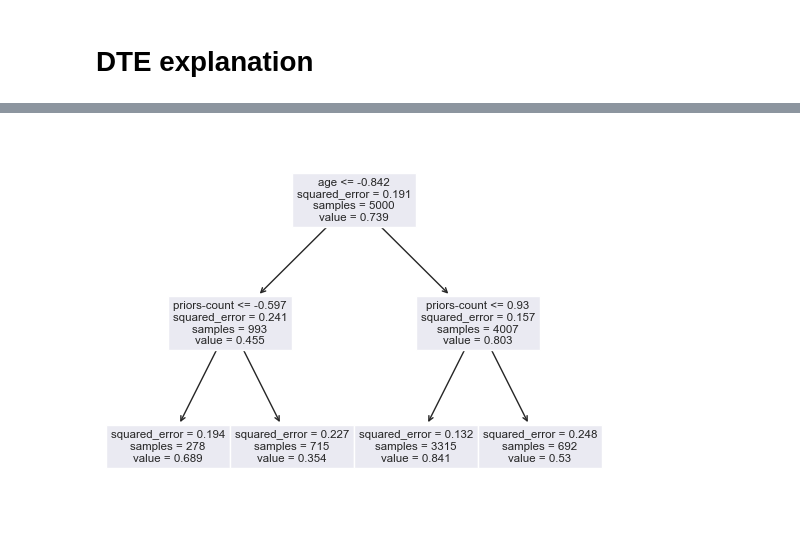
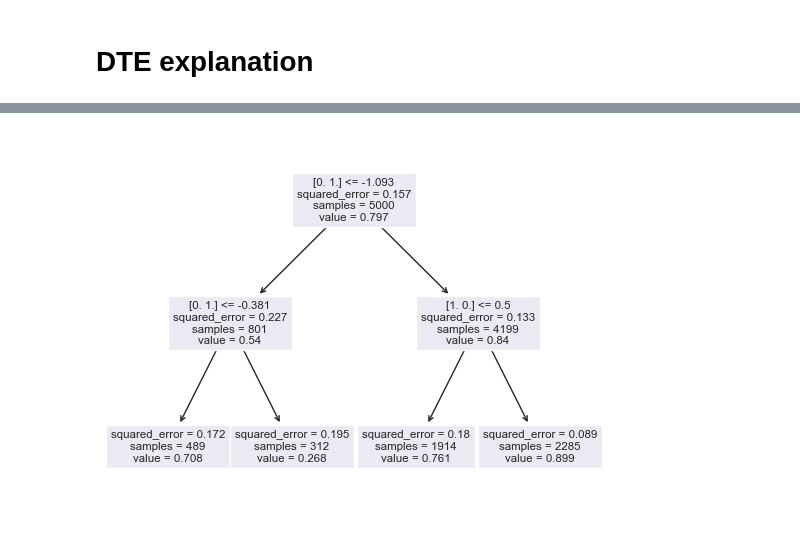
Before and after one commit to gardan4/Lime-Enhancements, a Jupyter notebook: Main_DT.ipynb, the cells around one changed output, grey strips where cells are left out. Cells and saved outputs as stored; diff of their text form; code cells hidden in the pictures.

Commit message:
added sampling arround instance

```diff
--- a/Main_DT.ipynb
+++ b/Main_DT.ipynb
@@ -97,13 +97,13 @@ df0 = Lime_eval.evaluate_stability(X_test[instance_no], model.predict_proba, exp
 # %%
 explainer_lime = LTE_dt(X_train,feature_names=features,
                                       discretize_continuous=False,
                                       categorical_features=categorical_feature_indcs)
-exp_inst = explainer_lime.explain_instance(X_test[instance_no], model.predict_proba, num_features=5)
+exp_inst = explainer_lime.explain_instance(X_test[instance_no], model.predict_proba, num_features=7, sample_around_instance=True)
 exp_inst.show_in_notebook()
 df1 = Lime_eval.evaluate_stability(X_test[instance_no], model.predict_proba, explainer_lime, sample_size, experiment=0)
 # %% [output]
 [interactive output not drawn]
-[figure, old version]
+[figure, new version]
 # %%
 Lime_eval.compare_experiments(df0, df1, allcols=True, mean=True)
 # %% [output]
```
Also changed, not shown: parts of 3 cells of this notebook, 3 other files.
